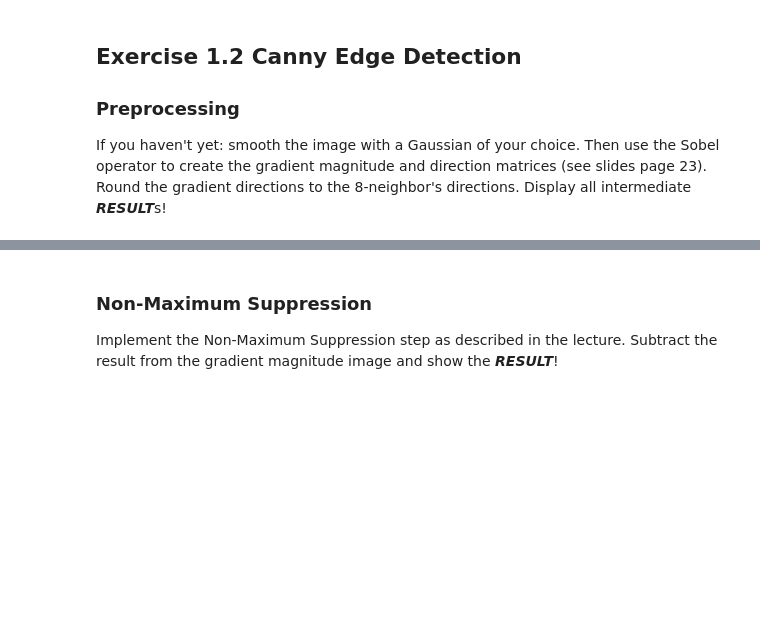
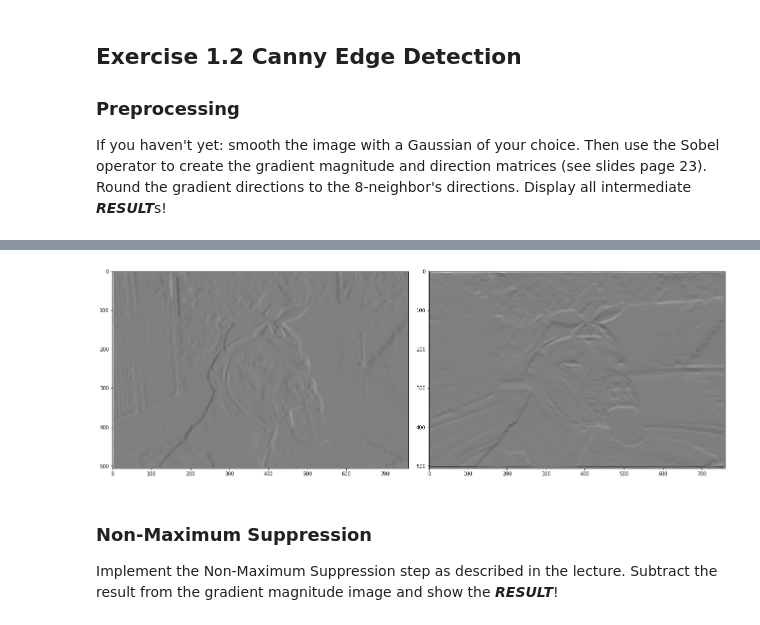
Before and after one commit to jneuendorf/cv1920_assignments, a Jupyter notebook: 02_convolution_canny.ipynb, the cells around one changed output, grey strips where cells are left out. Cells and saved outputs as stored; diff of their text form; code cells hidden in the pictures; blank space fills up the shorter version.

Commit message:
got matrix calculation working (G, theta)

```diff
--- a/02_convolution_canny.ipynb
+++ b/02_convolution_canny.ipynb
@@ -116,18 +122,6 @@ If you haven't yet: smooth the image with a Gaussian of your choice. Then use th
 # %%
 smoothed = conv2d(image, gaussian_kernel(size=7, standard_deviation=3))
 # io.imshow(smoothed)
-
-# sobel_x = np.array([
-#     [-1, 0, 1],
-#     [-1, 0, 1],
-#     [-1, 0, 1],
-# ])
-# sobel_y = sobel_x.T
-# print(sobel_y)
-# edges_vertical = conv2d(smoothed, sobel_x)
-# edges_horizontal = conv2d(smoothed, sobel_y)
-# print(np.min(edges_vertical), np.max(edges_vertical))
-# io.imshow_collection([edges_vertical, edges_horizontal])
 
 
 def gradient_magnitudes_and_directions(image):
@@ -139,27 +133,43 @@ def gradient_magnitudes_and_directions(image):
         [-1, 0, 1],
     ])
     S_y = S_x.T
-    G_x = conv2d(smoothed, S_x)
-    G_y = conv2d(smoothed, S_y)
+    G_x = conv2d(smoothed, S_x, normalize=False)
+    G_y = conv2d(smoothed, S_y, normalize=False)
+#     print(np.min(G_x), np.max(G_x))
+#     print(np.min(G_y), np.max(G_y))
     G = np.sqrt(np.square(G_x) + np.square(G_y))
 
     # Directions in the range [-pi, pi].
     angles = np.arctan2(G_y, G_x)
-    bins = np.linspace(-np.pi, np.pi, num=8)
-#     print(bins)
+
+    # Add a little bit to the last upper bin boundary because numpy checks for
+    # lower <= x < upper
+    # and we want np.pi to be in the last bin.
+    # We could actually use any number because np.pi is the maximum
+    # possible value returned from np.arctan2.
+    bins = np.linspace(-np.pi, np.pi + 1, num=8)
+    # Get bin indices.
     indices = np.digitize(angles, bins)
-#     print(angles)
-#     print(indices)
+    # Correct the last bin because we want to map the last bin to exactly np.pi.
+    bins[-1] = np.pi
+    theta = np.zeros(angles.shape)
+    theta[:] = bins[indices[:]]
 
-    # Not sure how to map matrix of indices to lower bound of according bin...
+    fig, axes = plt.subplots(nrows=1, ncols=2)
+    fig.set_figheight(18)
+    fig.set_figwidth(18)
+    fig.tight_layout()
+    ax = np.asarray(axes).ravel()
+    for i, im in enumerate([G_x, G_y]):
+        ax[i].imshow(im, cmap='gray')
 
-#     bins_2d = np.repeat(bins.reshape(8, 1), angles.shape[0], axis=1)
-#     print(bins_2d.shape)
-#     print(bins_2d)
-#     theta = bins[indices]
-#     print(theta.shape)
-    # print(G_x.shape, G_y.shape, G.shape)
-    theta = None
+    print('gradient magnitudes')
+    print(G)
+    print('exact angles (radiant)')
+    print(angles)
+    print('rounded angles')
+    print(theta)
+
     return G, theta
 
 
@@ -182,3 +195,4 @@ G, theta = gradient_magnitudes_and_directions(smoothed)
+[figure, added]
 # %% [markdown]
 ### Non-Maximum Suppression
 Implement the Non-Maximum Suppression step as described in the lecture. Subtract the result from the gradient magnitude image and show the ***RESULT***!
```
Also changed, not shown: parts of 3 cells of this notebook.
